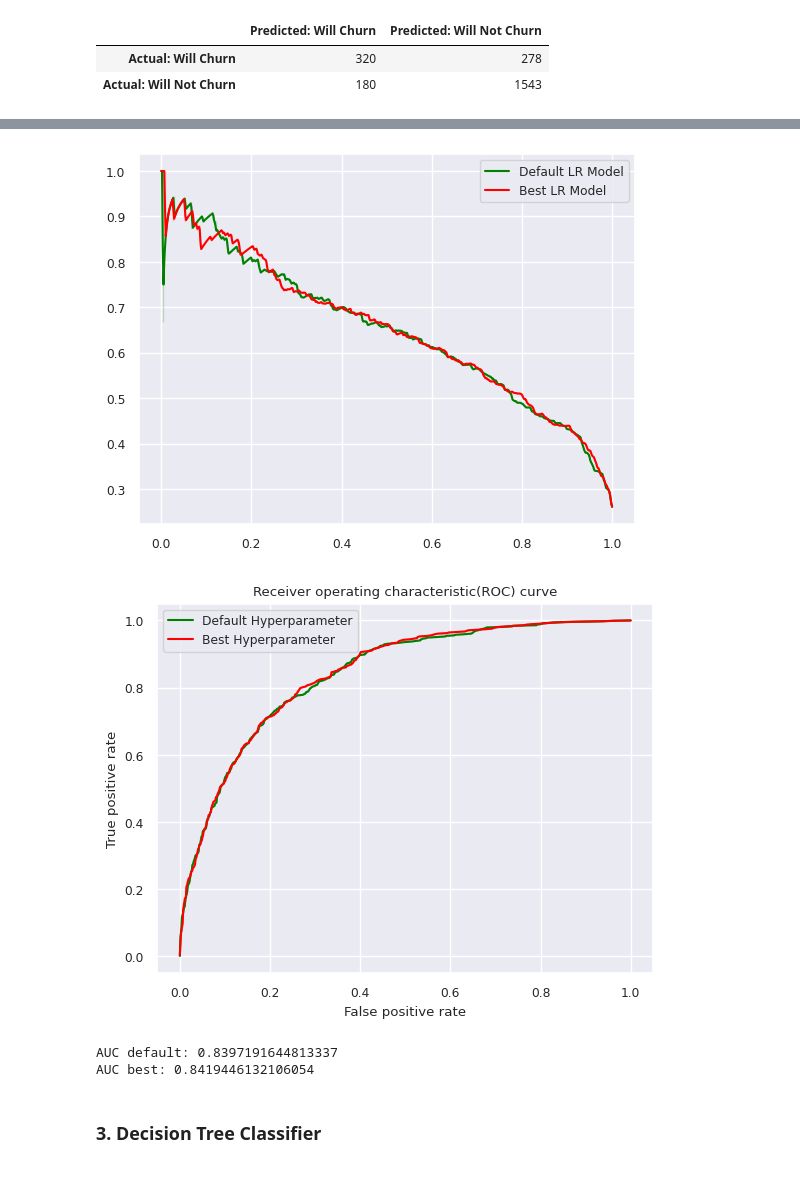
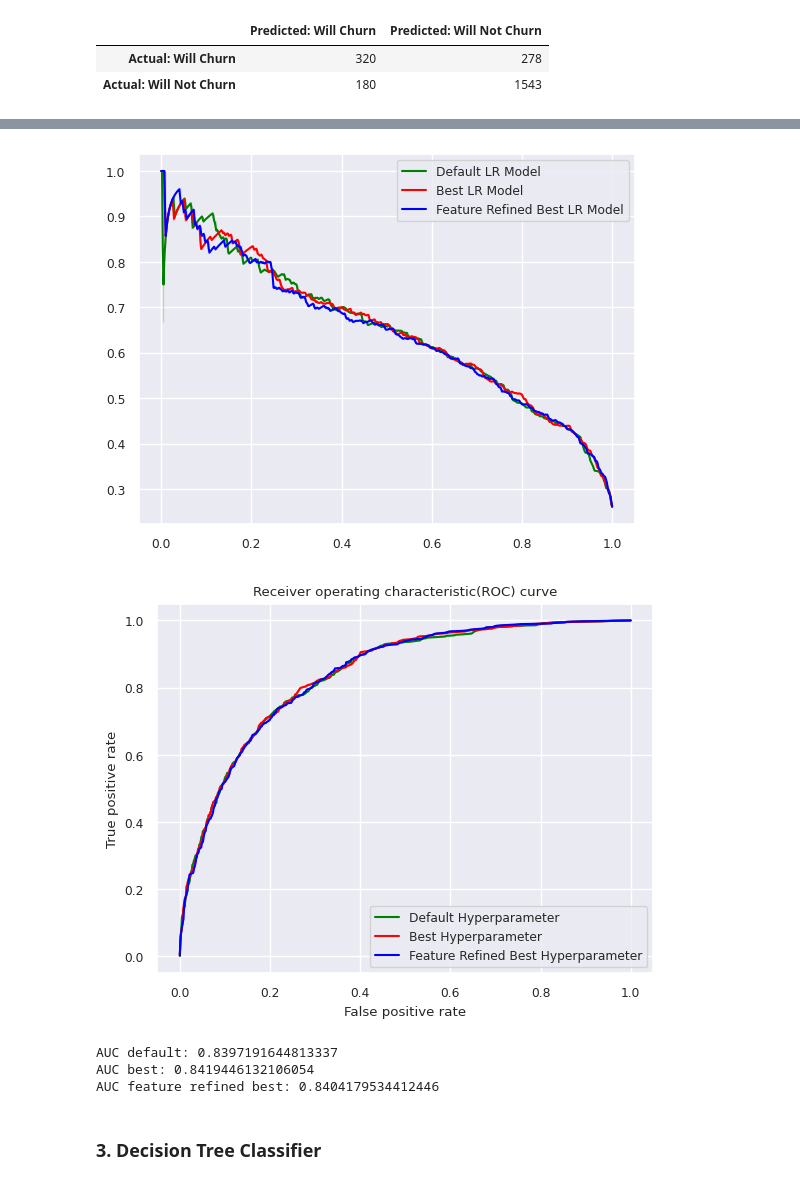
Before and after one commit to pushkarsinha/VerizonTeamB, a Jupyter notebook: telco_customer_churn.ipynb, the cells around one changed output, grey strips where cells are left out. Drawn from its saved outputs; the diff is of its cells as text; code cells hidden in the pictures.

```diff
--- a/telco_customer_churn.ipynb
+++ b/telco_customer_churn.ipynb
@@ -1099,3 +1127,17 @@ pd.DataFrame(
 |  | Predicted: Will Churn | Predicted: Will Not Churn |
 | Actual: Will Churn | 320 | 278 |
 | Actual: Will Not Churn | 180 | 1543 |
+# %%
+features_list_f = feature_list
+features_list_f.remove("TotalCharges")
+
+X_f = df[features_list_f]
+X_train_f, X_test_f, y_train_f, y_test_f = train_test_split(X_f, y, test_size=0.33, random_state=1234)
+# %%
+model_LR_best_f, proba_pred_LR_best_f, label_pred_LR_best_f = train_test_LR(X_train_f, y_train_f, X_test_f, y_test_f, c=best_c_LR)
+
+pd.DataFrame(
+  confusion_matrix(y_test_f, label_pred_LR_best_f, labels=[True, False]),
+  columns=['Predicted: Will Churn', 'Predicted: Will Not Churn'],
+  index=['Actual: Will Churn', 'Actual: Will Not Churn']
+)
@@ -1122,29 +1193,35 @@ precision_LR_best, recall_LR_best, thresholds_LR_best = precision_recall_curve(y
 # %%
 sns.lineplot(x=recall_LR_default, y=precision_LR_default, color="green", label="Default LR Model")
 sns.lineplot(x=recall_LR_best, y=precision_LR_best, color="red", label="Best LR Model")
+sns.lineplot(x=recall_LR_best_f, y=precision_LR_best_f, color="blue", label="Feature Refined Best LR Model")
 plt.show()
 # %% [output]
-[figure, old version]
+[figure, new version]
 # %%
 fpr_LR_default, tpr_LR_default, thresholds_LR_default = roc_curve(y_test, proba_pred_LR_default)
 fpr_LR_best, tpr_LR_best, thresholds_LR_best = roc_curve(y_test, proba_pred_LR_best)
+fpr_LR_best_f, tpr_LR_best_f, thresholds_LR_best_f = roc_curve(y_test_f, proba_pred_LR_best_f)
 # %%
 sns.lineplot(x=fpr_LR_default, y=tpr_LR_default, color="green", label="Default Hyperparameter")
 sns.lineplot(x=fpr_LR_best, y=tpr_LR_best, color="red", label="Best Hyperparameter")
+sns.lineplot(x=fpr_LR_best_f, y=tpr_LR_best_f, color="blue", label="Feature Refined Best Hyperparameter")
 plt.title("Receiver operating characteristic(ROC) curve")
 plt.xlabel("False positive rate")
 plt.ylabel("True positive rate")
 plt.show()
 # %% [output]
-[figure, old version]
+[figure, new version]
 # %%
 auc_LR_default = auc(fpr_LR_default, tpr_LR_default)
 auc_LR_best = auc(fpr_LR_best, tpr_LR_best)
+auc_LR_best_f = auc(fpr_LR_best_f, tpr_LR_best_f)
 print("AUC default: " + str(auc_LR_default))
 print("AUC best: " + str(auc_LR_best))
+print("AUC feature refined best: " + str(auc_LR_best_f))
 # %% [output]
 AUC default: 0.8397191644813337
 AUC best: 0.8419446132106054
+AUC feature refined best: 0.8404179534412446
 # %% [markdown]
 ### 3. Decision Tree Classifier
 # %%
```
Also changed, not shown: parts of 41 cells of this notebook.
